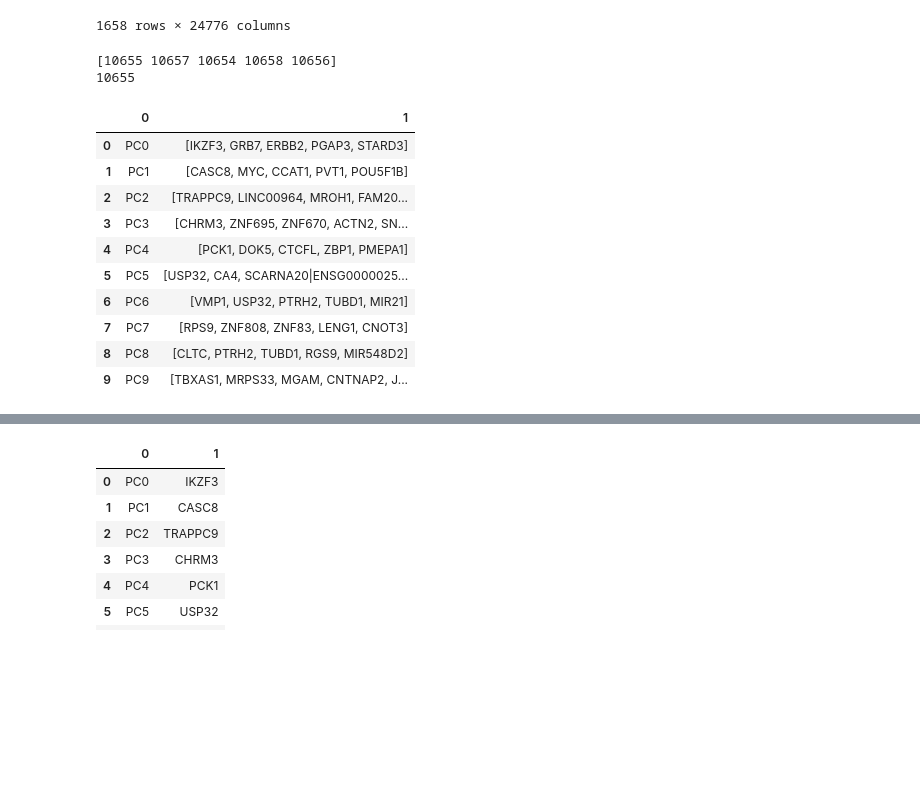
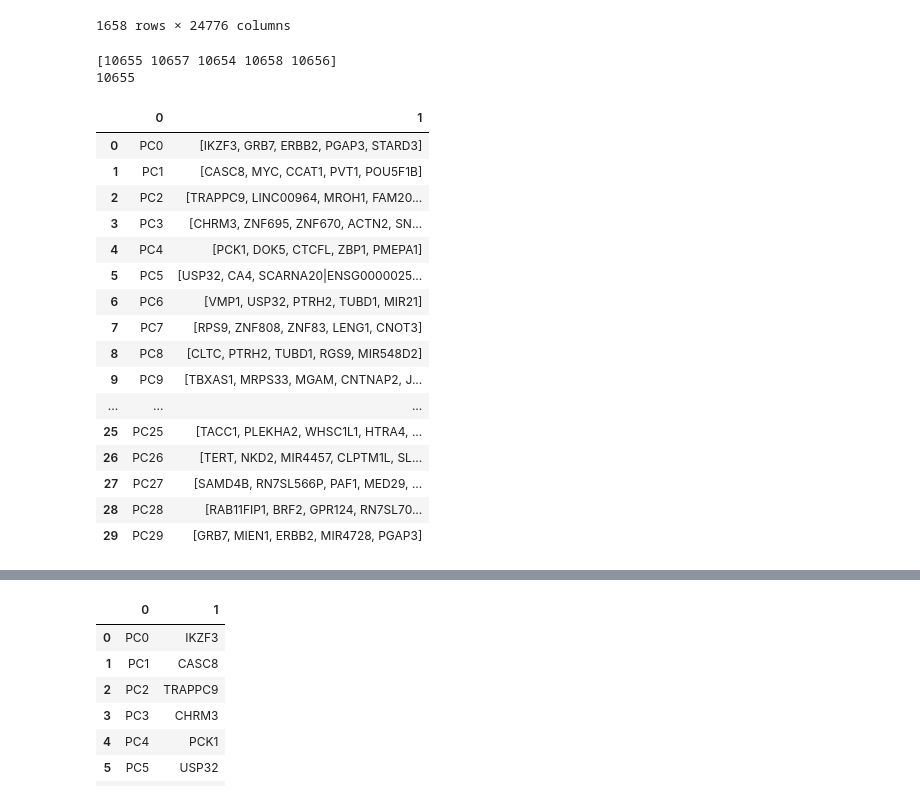
Before and after one commit to behradkoohy/comp3212-cancer-exploration, a Jupyter notebook: 1.decision_trees.ipynb, the cells around one changed output, grey strips where cells are left out. Drawn from its saved outputs; the diff is of its cells as text; code cells hidden in the pictures; blank space fills up the shorter version.

```diff
--- a/1.decision_trees.ipynb
+++ b/1.decision_trees.ipynb
@@ -310,31 +313,37 @@ print(np.abs(pca.components_[1]).argmax())
 
 most_important = [np.abs(((np.abs(pca.components_[i]).argsort()[:5:-1])[:5])) for i in range(n_pcs)]
 
 initial_feature_names = features1
 
 most_important_names2 = []
 for x in most_important:
     temp = []
     for y in x:
         temp.append(initial_feature_names[y])
     most_important_names2.append(temp)
 
 dic = {'PC{}'.format(i): most_important_names2[i] for i in range(n_pcs)}
 df = pd.DataFrame(dic.items())
 #print(most_important_names2)
 
-df.head(10)
+df.head(30)
 # %% [output]
 [10655 10657 10654 10658 10656]
 10655
 |  | 0 | 1 |
 | 0 | PC0 | [IKZF3, GRB7, ERBB2, PGAP3, STARD3] |
 | 1 | PC1 | [CASC8, MYC, CCAT1, PVT1, POU5F1B] |
 | 2 | PC2 | [TRAPPC9, LINC00964, MROH1, FAM20... |
 | 3 | PC3 | [CHRM3, ZNF695, ZNF670, ACTN2, SN... |
 | 4 | PC4 | [PCK1, DOK5, CTCFL, ZBP1, PMEPA1] |
 | 5 | PC5 | [USP32, CA4, SCARNA20|ENSG0000025... |
 | 6 | PC6 | [VMP1, USP32, PTRH2, TUBD1, MIR21] |
 | 7 | PC7 | [RPS9, ZNF808, ZNF83, LENG1, CNOT3] |
 | 8 | PC8 | [CLTC, PTRH2, TUBD1, RGS9, MIR548D2] |
 | 9 | PC9 | [TBXAS1, MRPS33, MGAM, CNTNAP2, J... |
+| ... | ... | ... |
+| 25 | PC25 | [TACC1, PLEKHA2, WHSC1L1, HTRA4, ... |
+| 26 | PC26 | [TERT, NKD2, MIR4457, CLPTM1L, SL... |
+| 27 | PC27 | [SAMD4B, RN7SL566P, PAF1, MED29, ... |
+| 28 | PC28 | [RAB11FIP1, BRF2, GPR124, RN7SL70... |
+| 29 | PC29 | [GRB7, MIEN1, ERBB2, MIR4728, PGAP3] |
```
Also changed, not shown: parts of 5 cells of this notebook, 2 other files.
